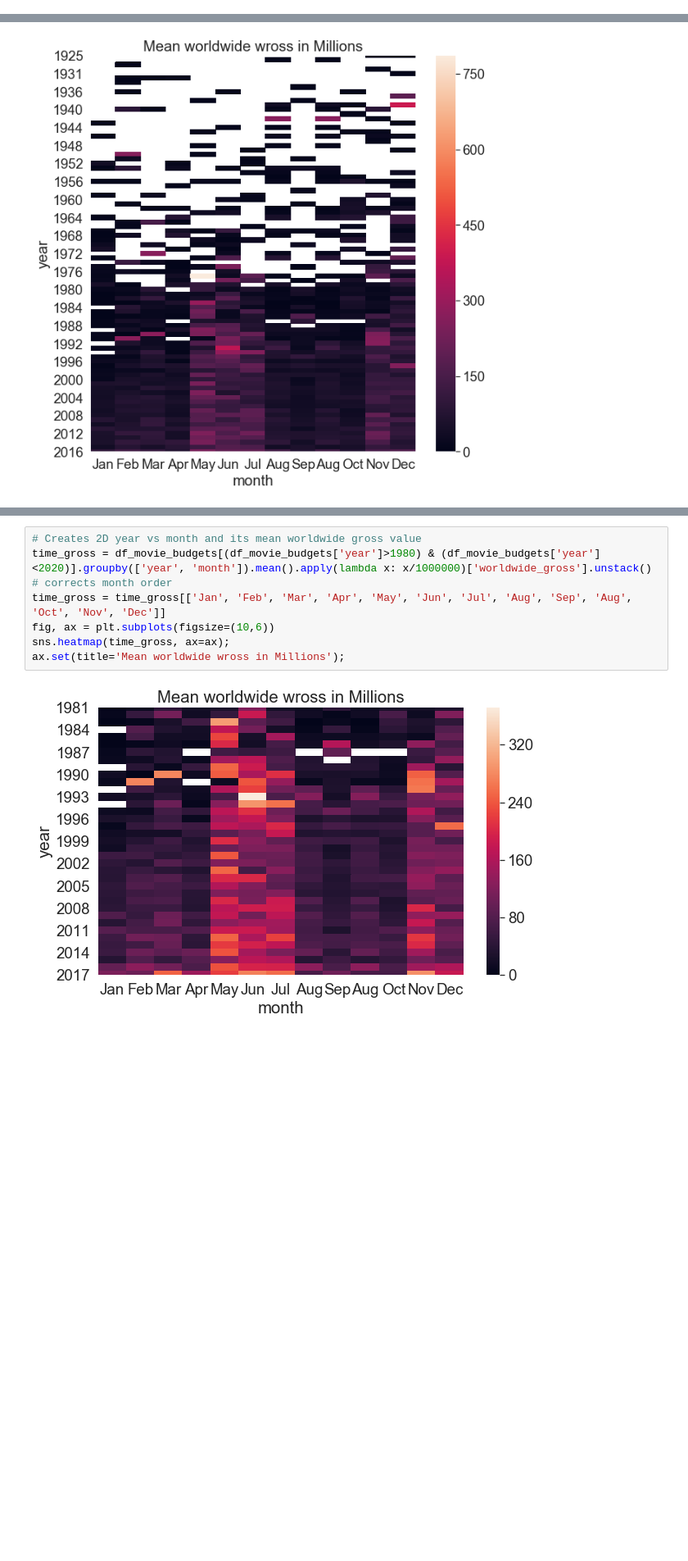
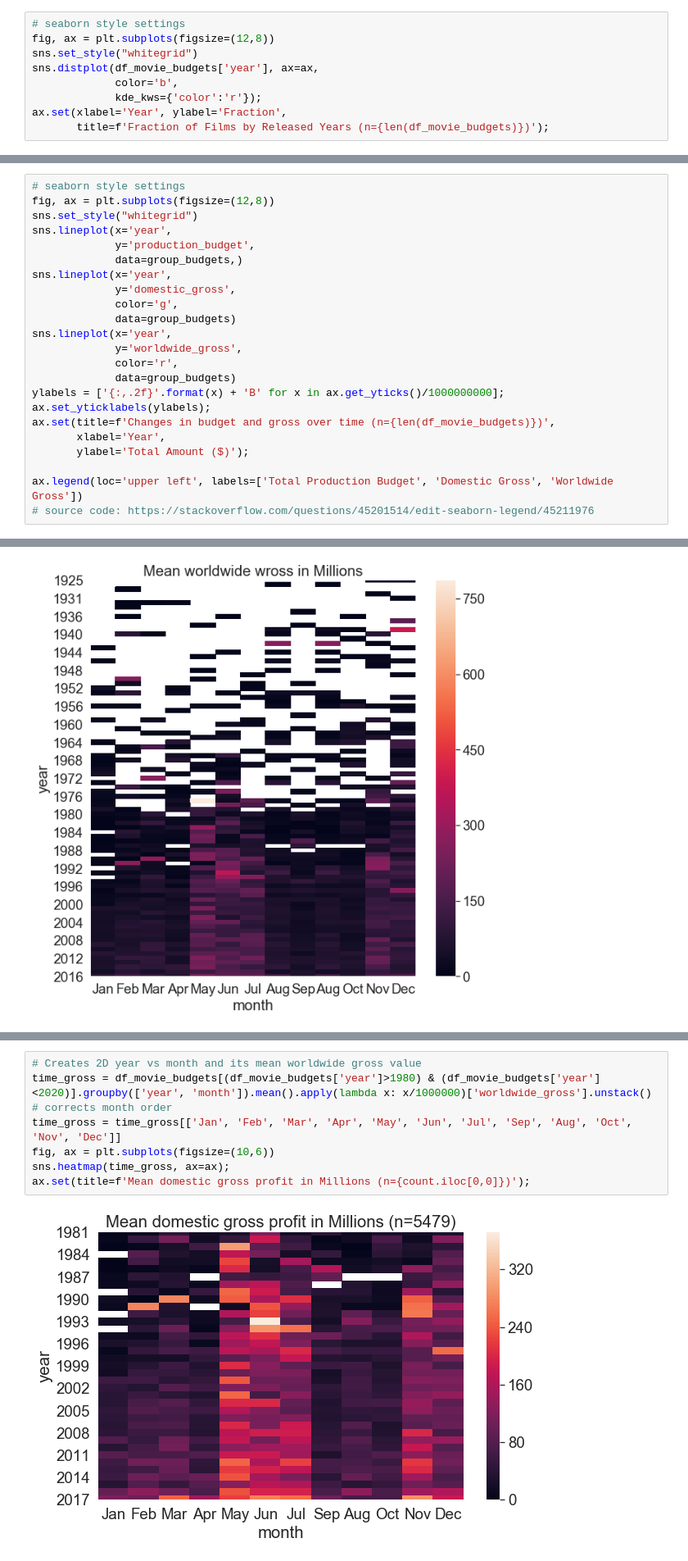
Before and after one commit to singsang2/dsc-mod-1-project-v2-1-onl01-dtsc-ft-070620, a Jupyter notebook: student.ipynb, the cells around one changed output, grey strips where cells are left out. Shown at 82% size. Saved outputs shown, nothing was run; the diff lists cells and outputs as text; blank space fills up the shorter version.

```diff
--- a/student.ipynb
+++ b/student.ipynb
@@ -206,0 +240,9 @@ df_title_principals = df_list[8]
+# %%
+# seaborn style settings
+fig, ax = plt.subplots(figsize=(12,8))
+sns.set_style("whitegrid")
+sns.distplot(df_movie_budgets['year'], ax=ax,
+             color='b',
+             kde_kws={'color':'r'});
+ax.set(xlabel='Year', ylabel='Fraction',
+       title=f'Fraction of Films by Released Years (n={len(df_movie_budgets)})');
@@ -206,0 +251,23 @@ df_title_principals = df_list[8]
+# %%
+# seaborn style settings
+fig, ax = plt.subplots(figsize=(12,8))
+sns.set_style("whitegrid")
+sns.lineplot(x='year',
+             y='production_budget',
+             data=group_budgets,)
+sns.lineplot(x='year',
+             y='domestic_gross',
+             color='g',
+             data=group_budgets)
+sns.lineplot(x='year',
+             y='worldwide_gross',
+             color='r',
+             data=group_budgets)
+ylabels = ['{:,.2f}'.format(x) + 'B' for x in ax.get_yticks()/1000000000];
+ax.set_yticklabels(ylabels);
+ax.set(title=f'Changes in budget and gross over time (n={len(df_movie_budgets)})',
+       xlabel='Year',
+       ylabel='Total Amount ($)');
+
+ax.legend(loc='upper left', labels=['Total Production Budget', 'Domestic Gross', 'Worldwide Gross'])
+# source code: https://stackoverflow.com/questions/45201514/edit-seaborn-legend/45211976
@@ -388,10 +468,10 @@ ax.set(title='Mean worldwide wross in Millions');
 # %%
 # Creates 2D year vs month and its mean worldwide gross value
 time_gross = df_movie_budgets[(df_movie_budgets['year']>1980) & (df_movie_budgets['year']<2020)].groupby(['year', 'month']).mean().apply(lambda x: x/1000000)['worldwide_gross'].unstack()
 # corrects month order
-time_gross = time_gross[['Jan', 'Feb', 'Mar', 'Apr', 'May', 'Jun', 'Jul', 'Aug', 'Sep', 'Aug', 'Oct', 'Nov', 'Dec']]
+time_gross = time_gross[['Jan', 'Feb', 'Mar', 'Apr', 'May', 'Jun', 'Jul', 'Sep', 'Aug', 'Oct', 'Nov', 'Dec']]
 fig, ax = plt.subplots(figsize=(10,6))
 sns.heatmap(time_gross, ax=ax);
-ax.set(title='Mean worldwide wross in Millions');
+ax.set(title=f'Mean domestic gross profit in Millions (n={count.iloc[0,0]})');
 # %% [output]
-[figure, old version]
+[figure, new version]
```
Also changed, not shown: parts of 29 cells of this notebook, 1 other file.
